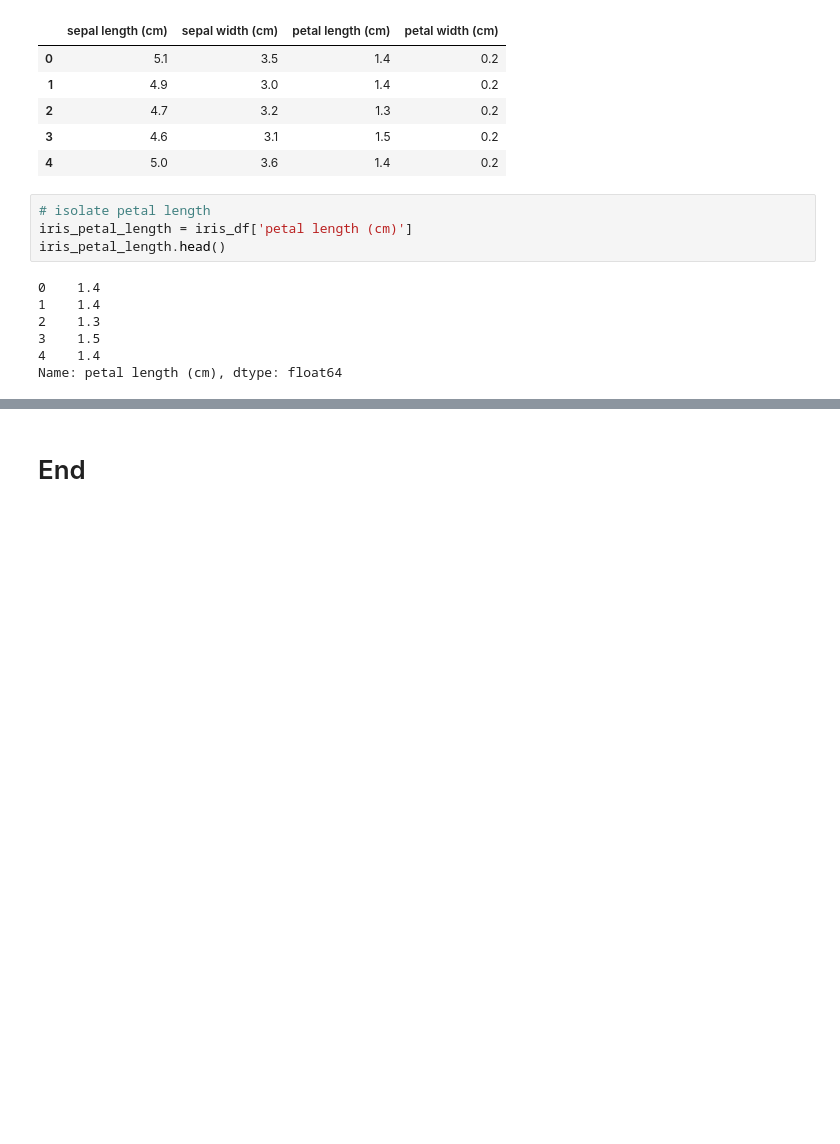
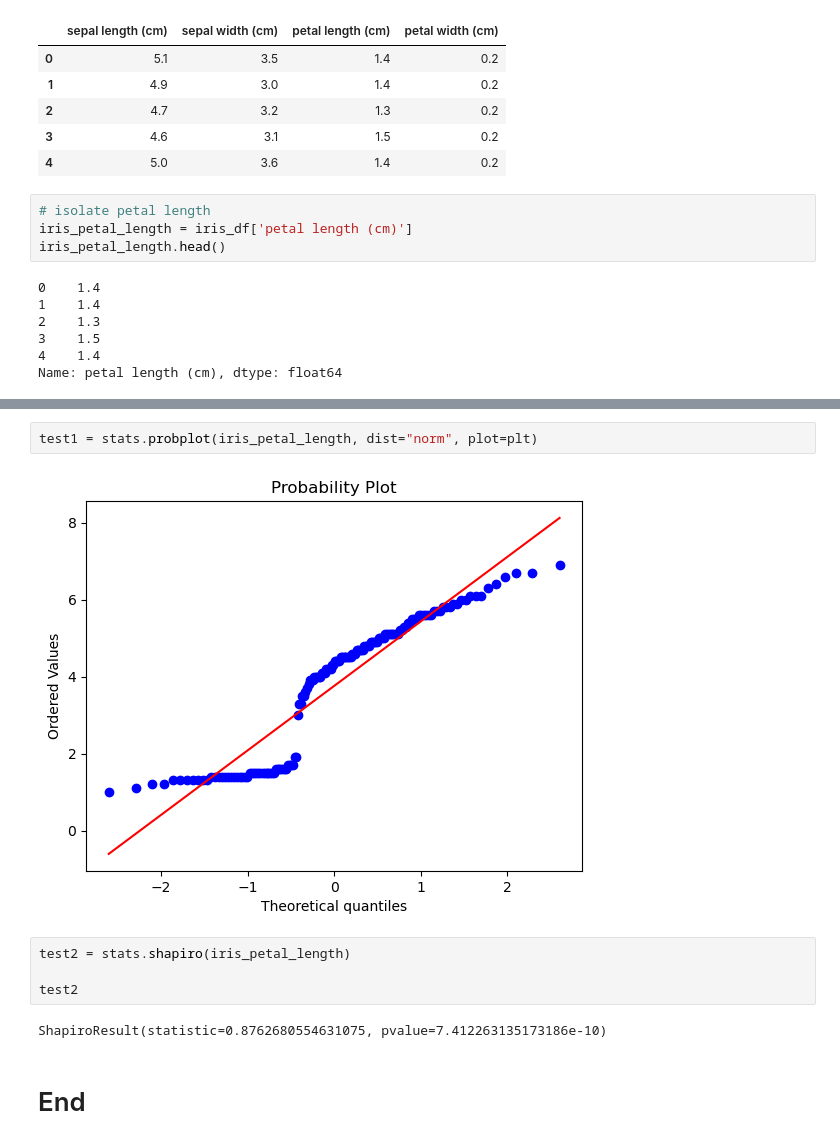
Before and after one commit to irenecelebrin/applied-statistics, a Jupyter notebook: problems.ipynb, the cells around one changed output, grey strips where cells are left out. Cells and saved outputs as stored; diff of their text form; blank space fills up the shorter version.

```diff
--- a/problems.ipynb
+++ b/problems.ipynb
@@ -81,2 +116,12 @@ plt.show()
+# %%
+test1 = stats.probplot(iris_petal_length, dist="norm", plot=plt)
+# %% [output]
+[figure, added]
+# %%
+test2 = stats.shapiro(iris_petal_length)
+
+test2
+# %% [output]
+ShapiroResult(statistic=0.8762680554631075, pvalue=7.412263135173186e-10)
 # %% [markdown]
 # End
```
Also changed, not shown: parts of 4 cells of this notebook, 1 other file.
